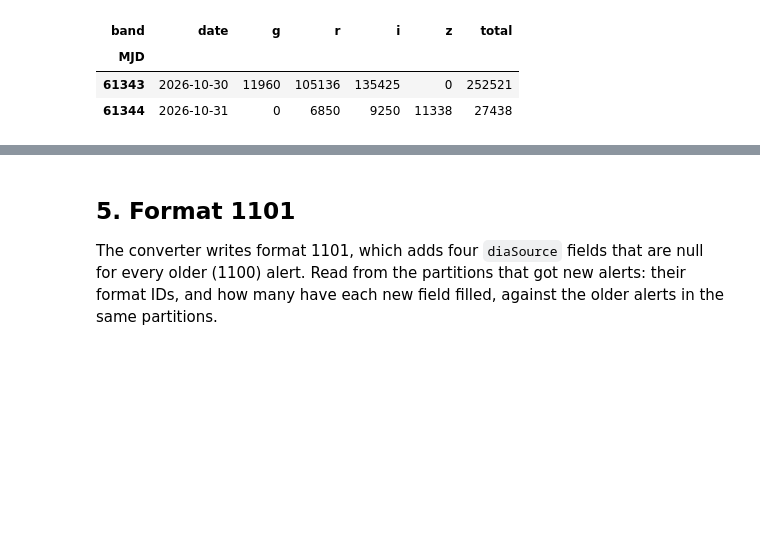
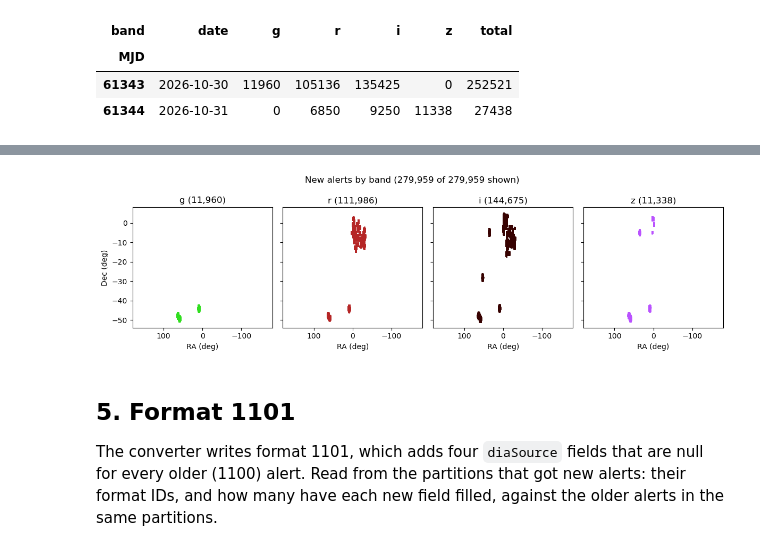
Before and after one commit to olivialynn/lf-2026, a Jupyter notebook: 5.Alert-Archive/daily_ingest_summary.ipynb, the cells around one changed output, grey strips where cells are left out. Saved outputs shown, nothing was run; the diff lists cells and outputs as text; code cells hidden in the pictures; blank space fills up the shorter version.

```diff
--- a/5.Alert-Archive/daily_ingest_summary.ipynb
+++ b/5.Alert-Archive/daily_ingest_summary.ipynb
@@ -360,3 +359,23 @@ plt.show()
+# %%
+from lsst.utils.plotting import get_multiband_plot_colors
+
+band_colors = get_multiband_plot_colors()
+ra = np.where(new["ra"] > 180, new["ra"] - 360, new["ra"])  # keep fields near RA 0 together
+bands = [b for b in "ugrizy" if b in set(new["band"])]
+
+fig, axes = plt.subplots(1, len(bands), sharex=True, sharey=True, figsize=(3 * len(bands), 3.5), squeeze=False)
+for ax, band in zip(axes[0], bands):
+    in_band = (new["band"] == band).to_numpy()
+    ax.scatter(ra[in_band], new["dec"][in_band], s=1, alpha=0.3, color=band_colors[band])
+    ax.set_title(f"{band} ({in_band.sum():,})")
+    ax.set_xlabel("RA (deg)")
+axes[0, 0].set_xlim(180, -180)  # shared, so this sets every panel
+axes[0, 0].set_ylabel("Dec (deg)")
+fig.suptitle(f"New alerts by band ({len(new):,} of {len(new):,} shown)")
+fig.tight_layout()
+plt.show()
+# %% [output]
+[figure, added]
 # %% [markdown]
 ## 5. Format 1101
 
```
Also changed, not shown: parts of 2 cells of this notebook.
